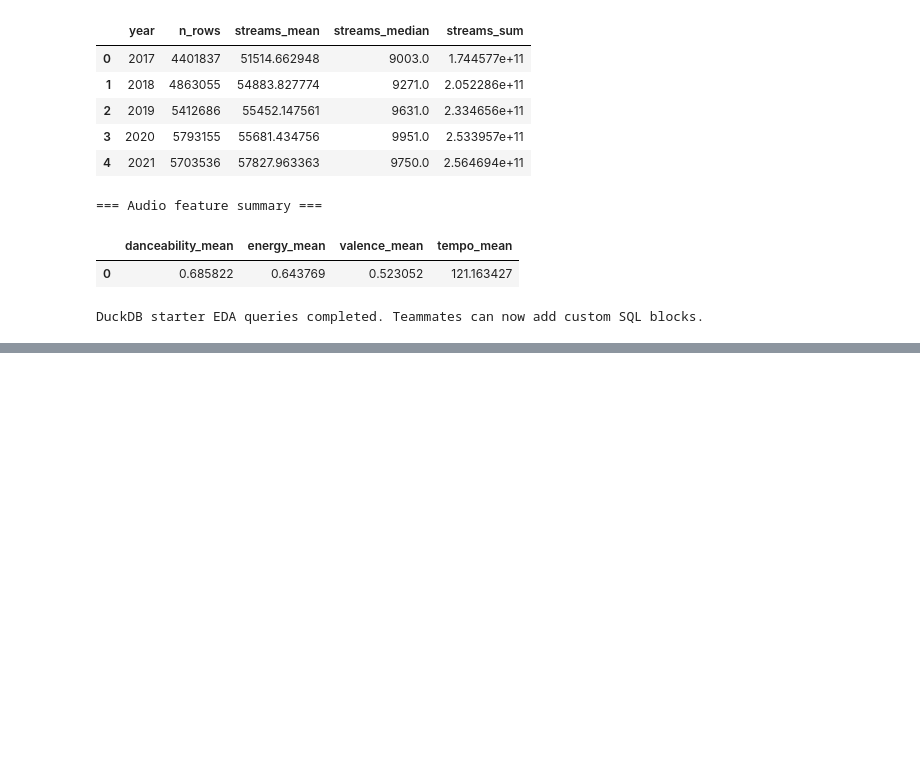
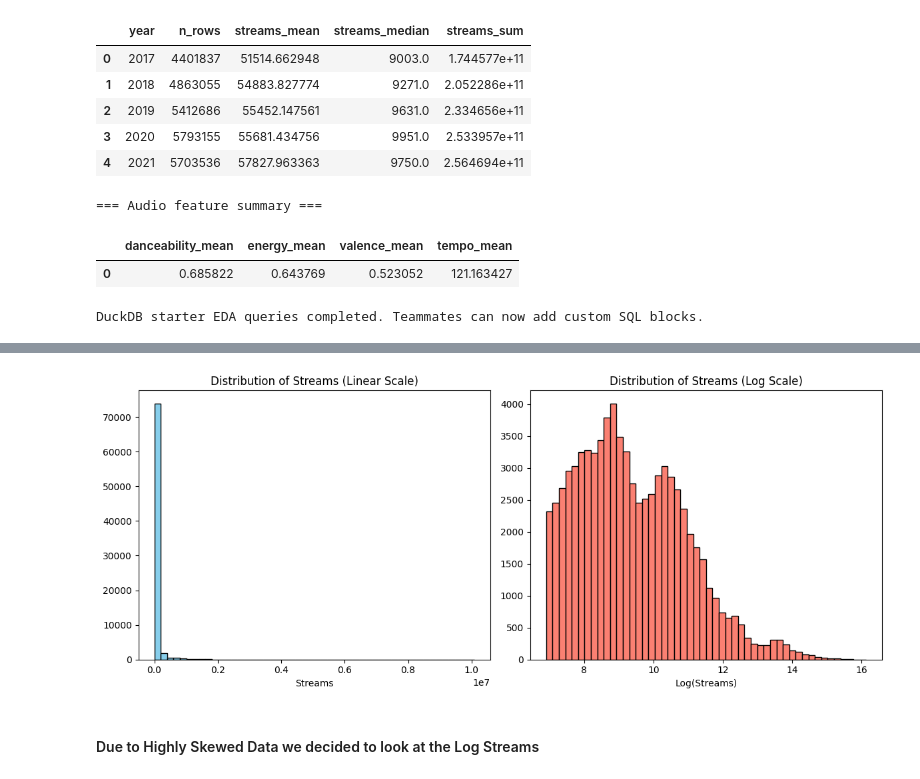
Before and after one commit to mchlkan/ML_Group_AB, a Jupyter notebook: Project_Information/Team_EDA_Baseline_FullData.ipynb, the cells around one changed output, grey strips where cells are left out. Cells and saved outputs as stored; diff of their text form; code cells hidden in the pictures; blank space fills up the shorter version.

```diff
--- a/Project_Information/Team_EDA_Baseline_FullData.ipynb
+++ b/Project_Information/Team_EDA_Baseline_FullData.ipynb
@@ -408,0 +530,27 @@ DuckDB starter EDA queries completed. Teammates can now add custom SQL blocks.
+# %%
+import matplotlib.pyplot as plt
+import numpy as np
+
+# Sample the data for visualization (as the dataset is too big for full pandas plotting)
+sample_df = con.execute("SELECT TRY_CAST(streams AS DOUBLE) as streams FROM spotify_full WHERE streams IS NOT NULL USING SAMPLE 100000").df()
+
+plt.figure(figsize=(12, 5))
+
+# Plot 1: Standard Distribution
+plt.subplot(1, 2, 1)
+plt.hist(sample_df['streams'], bins=50, color='skyblue', edgecolor='black')
+plt.title("Distribution of Streams (Linear Scale)")
+plt.xlabel("Streams")
+
+# Plot 2: Log Distribution (Following Professor's Checkpoint 1)
+plt.subplot(1, 2, 2)
+plt.hist(np.log1p(sample_df['streams']), bins=50, color='salmon', edgecolor='black')
+plt.title("Distribution of Streams (Log Scale)")
+plt.xlabel("Log(Streams)")
+
+plt.tight_layout()
+plt.show()
+# %% [output]
+[figure, added]
+# %% [markdown]
+#### Due to Highly Skewed Data we decided to look at the Log Streams
```
Also changed, not shown: parts of 17 cells of this notebook, 3 other files.
